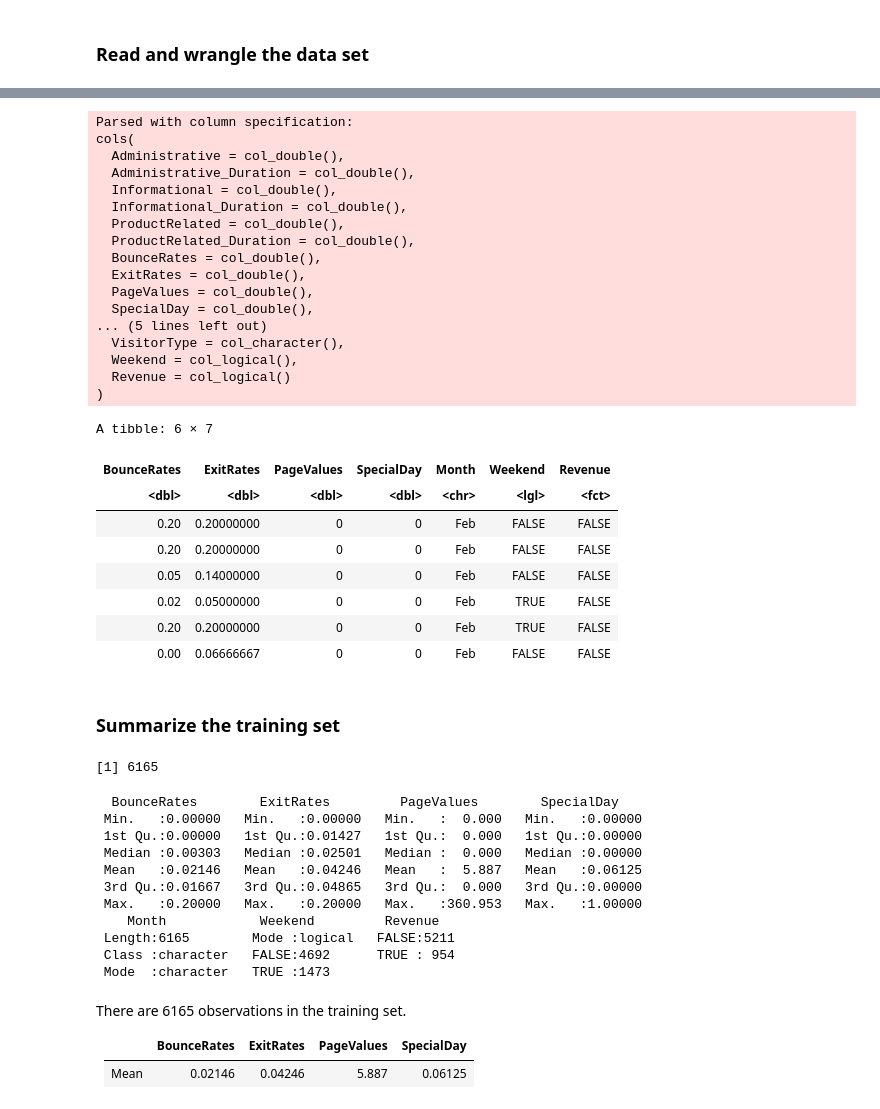
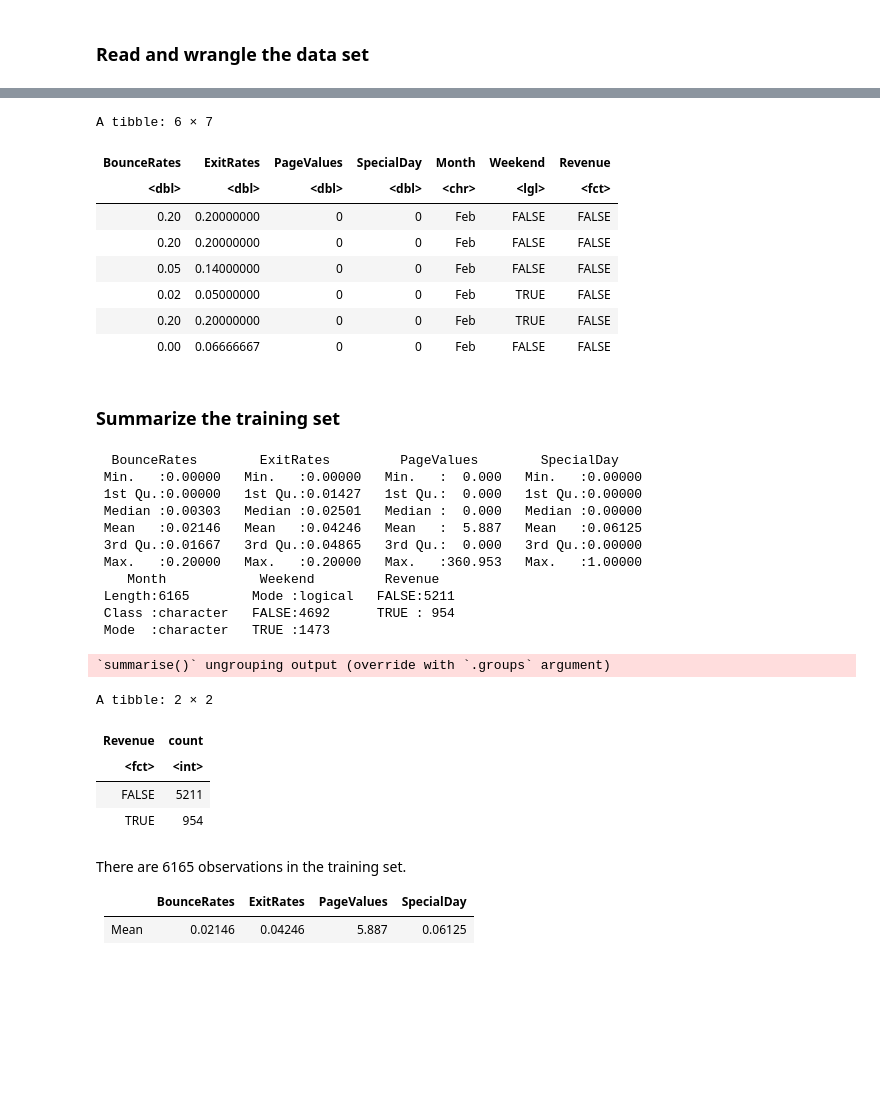
Before and after one commit to ZiyueChloeZhang/DSCI100-Project, a Jupyter notebook: proposal.ipynb, the cells around one changed output, grey strips where cells are left out. Drawn from its saved outputs; the diff is of its cells as text; code cells hidden in the pictures; blank space fills up the shorter version.

Commit message:
summary and wrangling changed

```diff
--- a/proposal.ipynb
+++ b/proposal.ipynb
@@ -38,6 +79,5 @@ Warning message:
 # %%
-set.seed(3456)
-shoppers <- read_csv("https://archive.ics.uci.edu/ml/machine-learning-databases/00468/online_shoppers_intention.csv") %>%
+shoppers <- shoppers %>%
     select(BounceRates:Month, Weekend:Revenue) %>%
     mutate(Revenue = as_factor(Revenue))
 
@@ -47,24 +87,7 @@ shoppers_test <- testing(shoppers_split)
 
 head(shoppers_train)
 # %% [output]
-Parsed with column specification:
-cols(
-  Administrative = col_double(),
-  Administrative_Duration = col_double(),
-  Informational = col_double(),
-  Informational_Duration = col_double(),
-  ProductRelated = col_double(),
-  ProductRelated_Duration = col_double(),
-  BounceRates = col_double(),
-  ExitRates = col_double(),
-  PageValues = col_double(),
-  SpecialDay = col_double(),
-... (5 lines left out)
-  VisitorType = col_character(),
-  Weekend = col_logical(),
-  Revenue = col_logical()
-)
+A tibble: 6 × 7
-A tibble: 6 × 7
 | BounceRates | ExitRates | PageValues | SpecialDay | Month | Weekend | Revenue |
 | <dbl> | <dbl> | <dbl> | <dbl> | <chr> | <lgl> | <fct> |
 | 0.20 | 0.20000000 | 0 | 0 | Feb | FALSE | FALSE |
@@ -75,22 +98,33 @@ A tibble: 6 × 7
 | 0.00 | 0.06666667 | 0 | 0 | Feb | FALSE | FALSE |
 # %% [markdown]
 ### Summarize the training set
-# %%
-nrow(shoppers_train)
-summary(shoppers_train)
-# %% [output]
-[1] 6165
-  BounceRates        ExitRates         PageValues        SpecialDay
- Min.   :0.00000   Min.   :0.00000   Min.   :  0.000   Min.   :0.00000
- 1st Qu.:0.00000   1st Qu.:0.01427   1st Qu.:  0.000   1st Qu.:0.00000
- Median :0.00303   Median :0.02501   Median :  0.000   Median :0.00000
- Mean   :0.02146   Mean   :0.04246   Mean   :  5.887   Mean   :0.06125
- 3rd Qu.:0.01667   3rd Qu.:0.04865   3rd Qu.:  0.000   3rd Qu.:0.00000
- Max.   :0.20000   Max.   :0.20000   Max.   :360.953   Max.   :1.00000
-    Month            Weekend         Revenue
- Length:6165        Mode :logical   FALSE:5211
- Class :character   FALSE:4692      TRUE : 954
- Mode  :character   TRUE :1473
+# %%
+summary(shoppers_train)
+
+training_set_revenue <- shoppers_train %>%
+ group_by(Revenue) %>%
+ summarize(
+ count = n()
+ )
+training_set_revenue
+# %% [output]
+  BounceRates        ExitRates         PageValues        SpecialDay
+ Min.   :0.00000   Min.   :0.00000   Min.   :  0.000   Min.   :0.00000
+ 1st Qu.:0.00000   1st Qu.:0.01427   1st Qu.:  0.000   1st Qu.:0.00000
+ Median :0.00303   Median :0.02501   Median :  0.000   Median :0.00000
+ Mean   :0.02146   Mean   :0.04246   Mean   :  5.887   Mean   :0.06125
+ 3rd Qu.:0.01667   3rd Qu.:0.04865   3rd Qu.:  0.000   3rd Qu.:0.00000
+ Max.   :0.20000   Max.   :0.20000   Max.   :360.953   Max.   :1.00000
+    Month            Weekend         Revenue
+ Length:6165        Mode :logical   FALSE:5211
+ Class :character   FALSE:4692      TRUE : 954
+ Mode  :character   TRUE :1473
+`summarise()` ungrouping output (override with `.groups` argument)
+A tibble: 2 × 2
+| Revenue | count |
+| <fct> | <int> |
+| FALSE | 5211 |
+| TRUE | 954 |
 # %% [markdown]
 There are 6165 observations in the training set.
 
```
Also changed, not shown: parts of 2 cells of this notebook.
